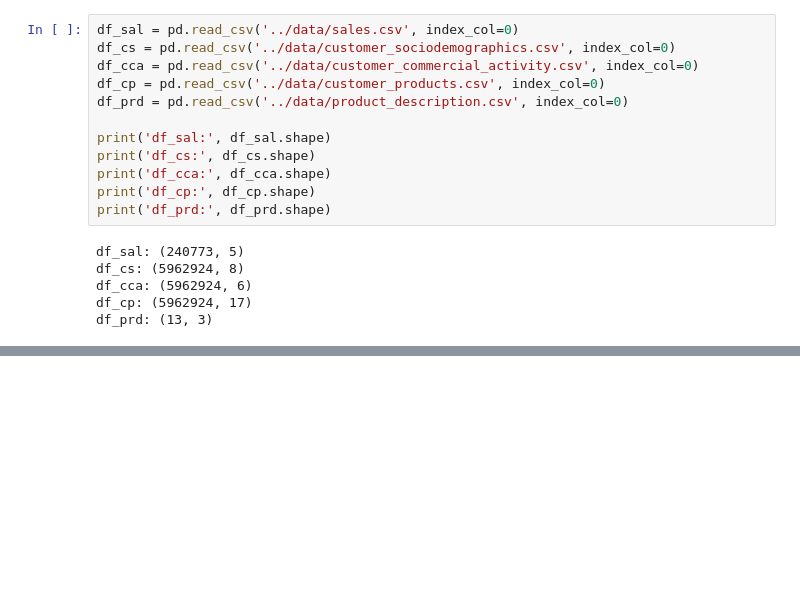
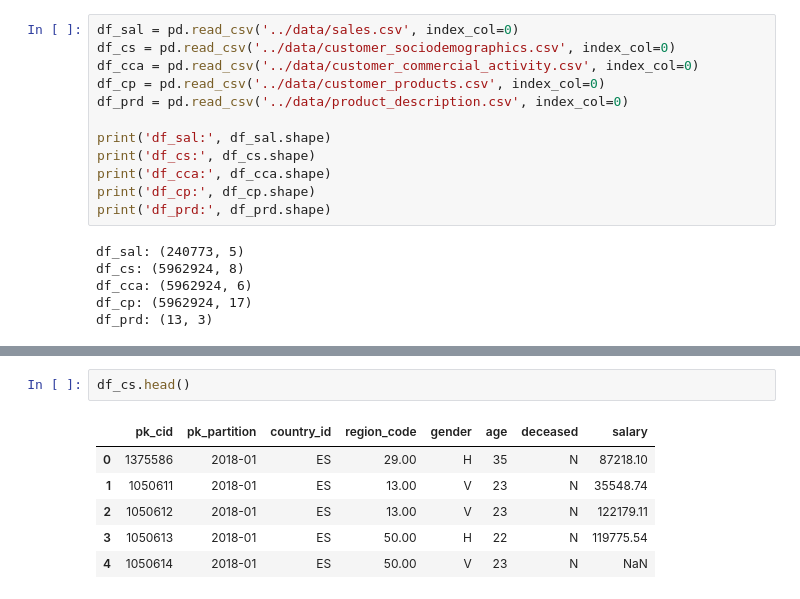
Before and after one commit to SandraMartinezg/grupo-1-dscesp-0226, a Jupyter notebook: Notebooks/01_limpieza.ipynb, the cells around one changed output, grey strips where cells are left out. Cells and saved outputs as stored; diff of their text form; blank space fills up the shorter version.

```diff
--- a/Notebooks/01_limpieza.ipynb
+++ b/Notebooks/01_limpieza.ipynb
@@ -28,0 +143,9 @@ df_prd: (13, 3)
+# %%
+df_cs.head()
+# %% [output]
+|  | pk_cid | pk_partition | country_id | region_code | gender | age | deceased | salary |
+| 0 | 1375586 | 2018-01 | ES | 29.00 | H | 35 | N | 87218.10 |
+| 1 | 1050611 | 2018-01 | ES | 13.00 | V | 23 | N | 35548.74 |
+| 2 | 1050612 | 2018-01 | ES | 13.00 | V | 23 | N | 122179.11 |
+| 3 | 1050613 | 2018-01 | ES | 50.00 | H | 22 | N | 119775.54 |
+| 4 | 1050614 | 2018-01 | ES | 50.00 | V | 23 | N | NaN |
```
Also changed, not shown: parts of 33 cells of this notebook.
